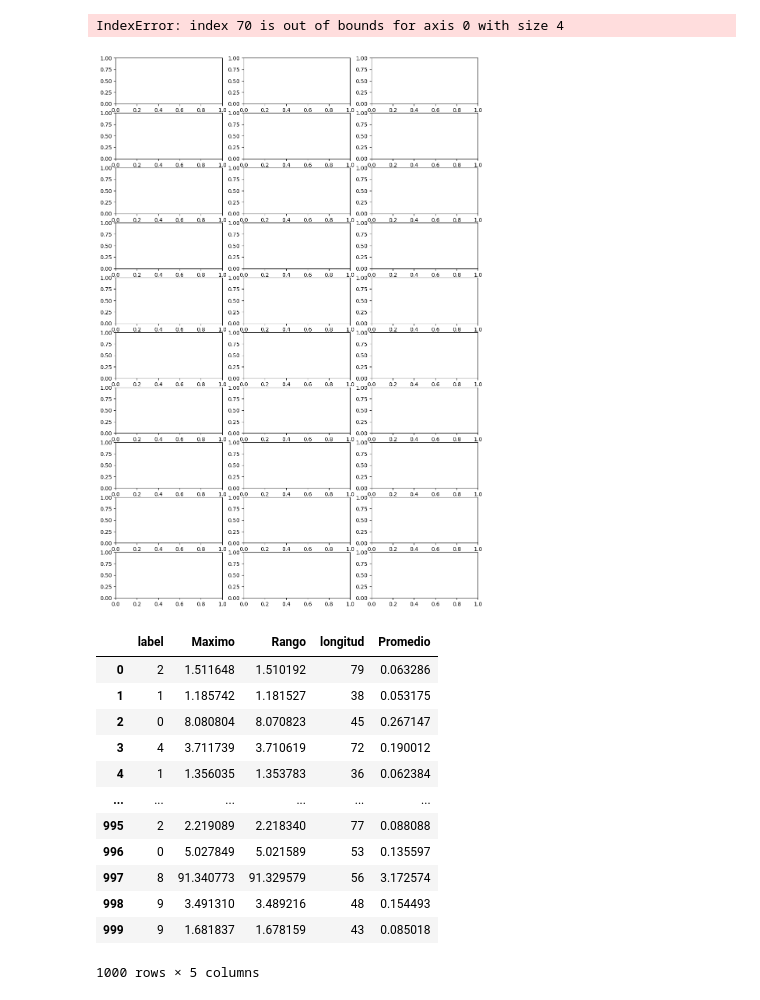
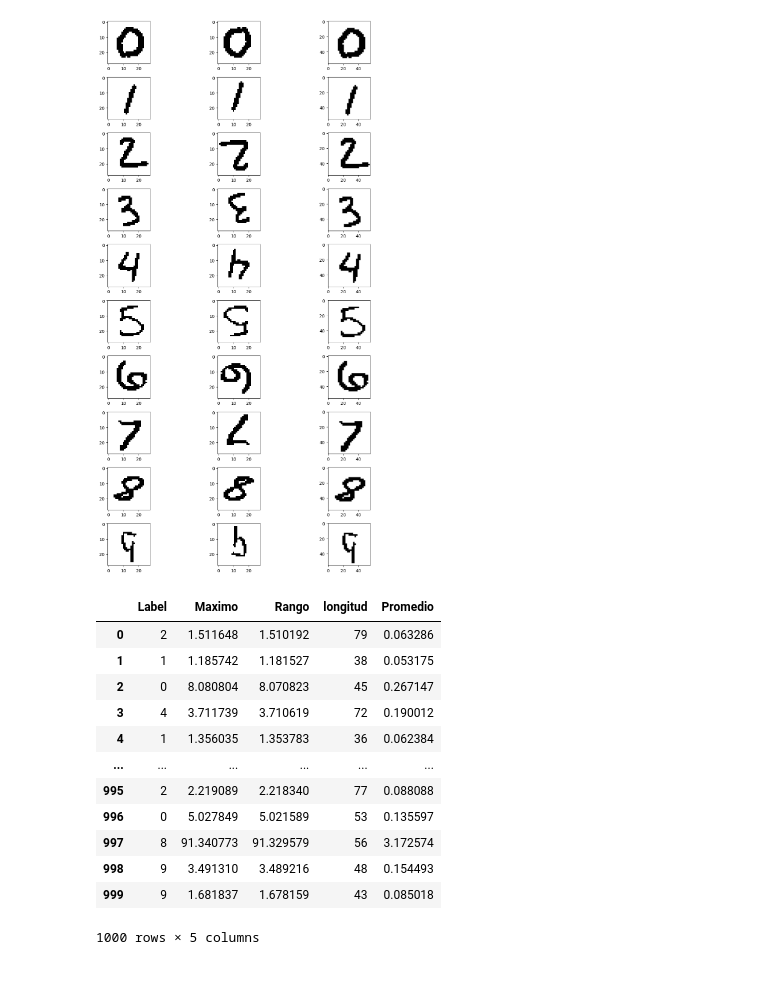
Before and after one commit to DiegoCastr00/VisionArtificial, a Jupyter notebook: fourier3.ipynb, the cells around one changed output. Cells and saved outputs as stored; diff of their text form; code cells hidden in the pictures.

```diff
--- a/fourier3.ipynb
+++ b/fourier3.ipynb
@@ -161,28 +80,0 @@ Los elementos en la posición 43 no son iguales. n[43] = 0.3804191496758686, r[4
-# %%
-import numpy as np
-import matplotlib.pyplot as plt
-
-def escPeque(img):
-        new_height = 56
-        new_width = 56
-
-        # Escalar la matriz binaria utilizando interpolación
-        scaled_matrix = np.zeros((new_height, new_width))
-
-        for i in range(new_height):
-                for j in range(new_width):
-                        xi = int((i / (new_height - 1)) * (img.shape[0] - 1))
-                        yi = int((j / (new_width - 1)) * (img.shape[1] - 1))
-                        x1, x2 = xi, min(xi + 1, img.shape[0] - 1)
-                        y1, y2 = yi, min(yi + 1, img.shape[1] - 1)  # Corregido 'y' a 'yi'
-                        dx, dy = xi - x1, yi - y1
-                        value = (1 - dx) * (1 - dy) * img[x1, y1] + dx * (1 - dy) * img[x2, y1] + \
-                                (1 - dx) * dy * img[x1, y2] + dx * dy * img[x2, y2]
-
-                        scaled_matrix[i, j] = value
-
-        # Redondear los valores de la matriz escalada a 0 o 1
-        scaled_matrix = np.round(scaled_matrix)
-        scaled_matrix = scaled_matrix.astype(np.uint8)
-        return scaled_matrix
-plt.imshow(escPeque(digit_pixels), cmap='gray')
@@ -258,40 +86,28 @@ print(esc)
 # %%
 pos = [70, 4, 0, 31, 26, 14, 53, 33, 60, 61]
 
 # Código para crear gráficos
 fig, axs = plt.subplots(10, 3, figsize=(12, 18))
 i = 0
 for p in pos:
     digit = x[p]  # Asumiendo que x es la variable que contiene tus datos
     digit_pixels = digit.reshape(28, 28)
     digit_pixels = thresholdOtsu(digit_pixels)
     digit_pixels = digit_pixels.astype(np.uint8)
 
     axs[i, 0].imshow(digit_pixels, cmap='binary')
 
     rotated_image_np = np.rot90(digit_pixels, k=180 // 90)
     axs[i, 1].imshow(rotated_image_np, cmap='binary')
 
     axs[i, 2].imshow(escPeque(digit_pixels), cmap='binary')
 
     i += 1
 
 plt.tight_layout()
 plt.show()
-
-'''# Crear una figura y un conjunto de subtramas con un diseño de 9 filas y 3 columnas
-fig, axs = plt.subplots(9, 3, figsize=(12, 18))
-
-# Puedes acceder a cada subtrama individual utilizando un índice de fila y columna
-# Ejemplo de cómo trazar algo en una subtrama específica
-axs[0, 0].plot([1, 2, 3, 4], [1, 4, 2, 3])
-
-# Ajustar el diseño para evitar superposiciones
-plt.tight_layout()
-plt.show()'''
 # %% [output]
-IndexError: index 70 is out of bounds for axis 0 with size 4
-[figure, old version]
+[figure, new version]
 # %%
 file_name = "fourier.csv"
 
@@ -312,12 +128,12 @@ with open(file_name, "w") as file:
 # %%
 import pandas as pd
 file_path = 'fourier.csv'
-column_names = ['label', 'Maximo', 'Rango','longitud', 'Promedio']
+column_names = ['Label', 'Maximo', 'Rango','longitud', 'Promedio']
 df = pd.read_csv(file_path, usecols=range(5),header=None, names=column_names)
 
 display(df)
 # %% [output]
-|  | label | Maximo | Rango | longitud | Promedio |
+|  | Label | Maximo | Rango | longitud | Promedio |
 | 0 | 2 | 1.511648 | 1.510192 | 79 | 0.063286 |
 | 1 | 1 | 1.185742 | 1.181527 | 38 | 0.053175 |
 | 2 | 0 | 8.080804 | 8.070823 | 45 | 0.267147 |
```
Also changed, not shown: parts of 26 cells of this notebook, 3 other files.
